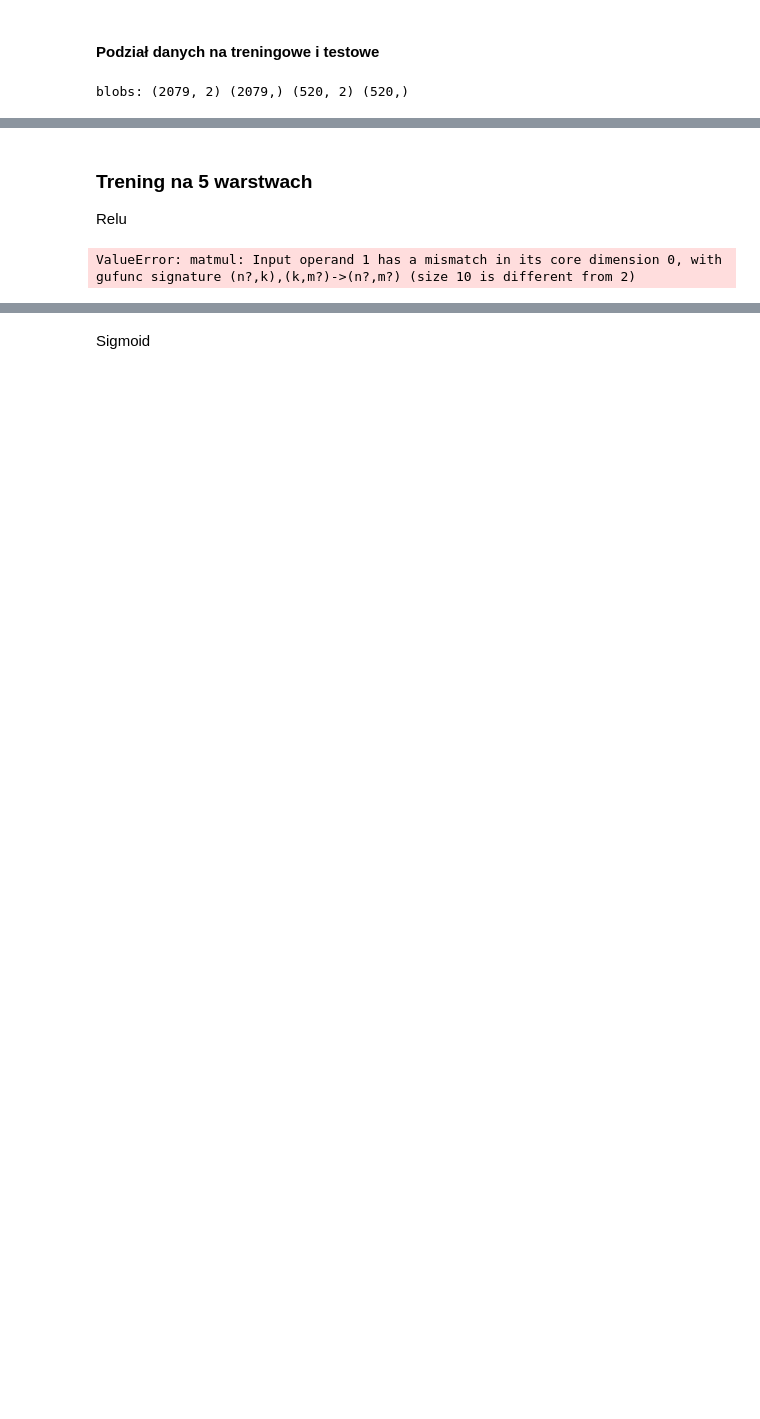
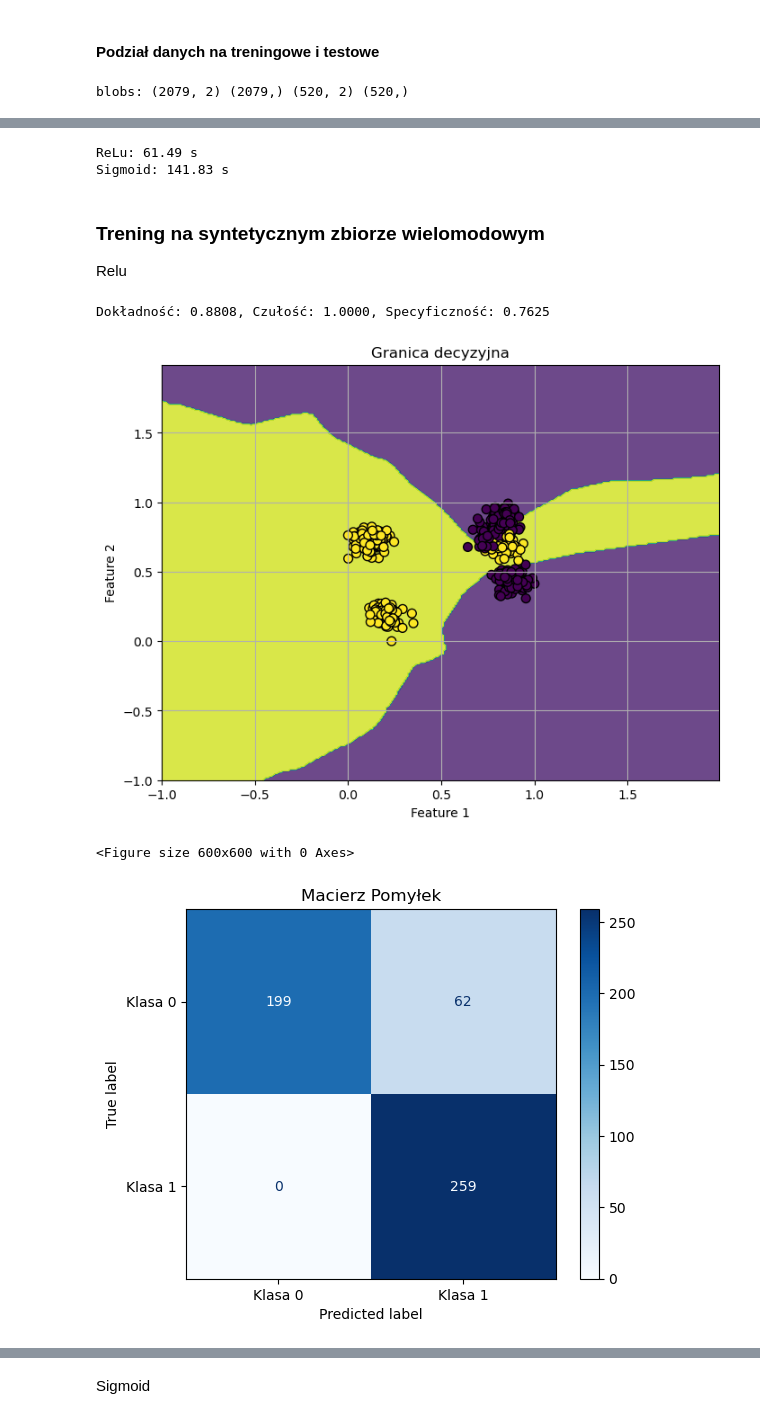
Before and after one commit to Lecrut/ai-ml_studies, a Jupyter notebook: pum/8_259199_Filip_Lecrut.ipynb, the cells around one changed output, grey strips where cells are left out. Saved outputs shown, nothing was run; the diff lists cells and outputs as text; code cells hidden in the pictures; blank space fills up the shorter version.

```diff
--- a/pum/8_259199_Filip_Lecrut.ipynb
+++ b/pum/8_259199_Filip_Lecrut.ipynb
@@ -73,16 +74,16 @@ def plot_decision_boundary(model, X, y, title="Decision Boundary"):
 # %%
 class Layer:
     def __init__(self, n_inputs, n_outputs, activation='relu'):
-        self.w = np.random.randn(n_inputs, n_outputs)
+        self.w = np.random.randn(n_inputs, n_outputs) * np.sqrt(2 / n_inputs)
         self.b = np.random.rand(1, n_outputs)
         self.activation = activation
 
     def activate(self, x):
         self.z = x @ self.w + self.b
         if self.activation == 'relu':
-            self.a =  np.maximum(0, x)
+            self.a =  np.maximum(0, self.z)
         elif self.activation == 'sigmoid':
-            self.a =  1 / (1 + np.exp(-x))
+            self.a =  1 / (1 + np.exp(-self.z))
         return self.a
 
     def activation_derivative(self, x):
@@ -125,15 +126,13 @@ class NeuralNet:
             self.layers[i].b -= self.lr * db
 
             if i != 0:
-                delta = (delta @ self.layers[i].w.T) * self.layers[i-1].activation_derivative()
+                delta = (delta @ self.layers[i].w.T) * self.layers[i-1].activation_derivative(self.layers[i-1].z)
 
     def train(self, X, y):
-        for epoch in range(self.epochs):
-            y_pred = self._forward(X)
+        y = np.eye(self.layers[-1].w.shape[1])[y]
+        for _ in range(self.epochs):
+            self._forward(X)
             self._backward(X, y)
-            if epoch % 100 == 0:
-                loss = -np.sum(y * np.log(y_pred + 1e-8)) / y.shape[0]
-                print(f"Epoch {epoch}, loss = {loss:.4f}")
 
     def predict(self, X):
         return np.argmax(self._forward(X), axis=1)
@@ -172,19 +176,38 @@ blobs: (2079, 2) (2079,) (520, 2) (520,)
+# %%
+start_time = time.time()
+for _ in range(100):
+    net = NeuralNet(layers_dims=[2, 10, 10, 2], lr=0.01, epochs=1000, activation='relu')
+    net.train(X_blobs_train, y_blobs_train)
+end_time = time.time()
+print(f"ReLu: {end_time - start_time:.2f} s")
+
+start_time = time.time()
+for _ in range(100):
+    net = NeuralNet(layers_dims=[2, 10, 10, 2], lr=0.01, epochs=1000, activation='sigmoid')
+    net.train(X_blobs_train, y_blobs_train)
+end_time = time.time()
+print(f"Sigmoid: {end_time - start_time:.2f} s")
+# %% [output]
+ReLu: 61.49 s
+Sigmoid: 141.83 s
 # %% [markdown]
-### Trening na 5 warstwach
+### Trening na syntetycznym zbiorze wielomodowym
 
 Relu
 # %%
-net = NeuralNet(layers_dims=[2, 10, 10, 10, 2], lr=0.05, epochs=1000, activation='relu')
+net = NeuralNet(layers_dims=[2, 32, 32, 16, 2], lr=0.01, epochs=2000, activation='relu')
 net.train(X_blobs_train, y_blobs_train)
 
 y_pred = net.predict(X_blobs_test)
-y_true = np.argmax(y_blobs_test, axis=1)
-acc = accuracy_score(y_true, y_pred)
+acc = accuracy_score(y_blobs_test, y_pred)
 
-accuracy, sensitivity, specificity = calculate_metrics(y_true, y_pred)
+accuracy, sensitivity, specificity = calculate_metrics(y_blobs_test, y_pred)
 print(f"Dokładność: {acc:.4f}, Czułość: {sensitivity:.4f}, Specyficzność: {specificity:.4f}")
 plot_decision_boundary(net, X_blobs_test, y_blobs_test, title="Granica decyzyjna")
-plot_confusion_matrix(y_true, y_pred, labels=["Klasa 0", "Klasa 1"])
-plot_roc_curve(y_true, y_pred)
+plot_confusion_matrix(y_blobs_test, y_pred, labels=["Klasa 0", "Klasa 1"])
+plot_roc_curve(y_blobs_test, y_pred)
 # %% [output]
-ValueError: matmul: Input operand 1 has a mismatch in its core dimension 0, with gufunc signature (n?,k),(k,m?)->(n?,m?) (size 10 is different from 2)
+Dokładność: 0.8808, Czułość: 1.0000, Specyficzność: 0.7625
+[figure, added]
+<Figure size 600x600 with 0 Axes>
+[figure, added]
```
Also changed, not shown: parts of 7 cells of this notebook.
